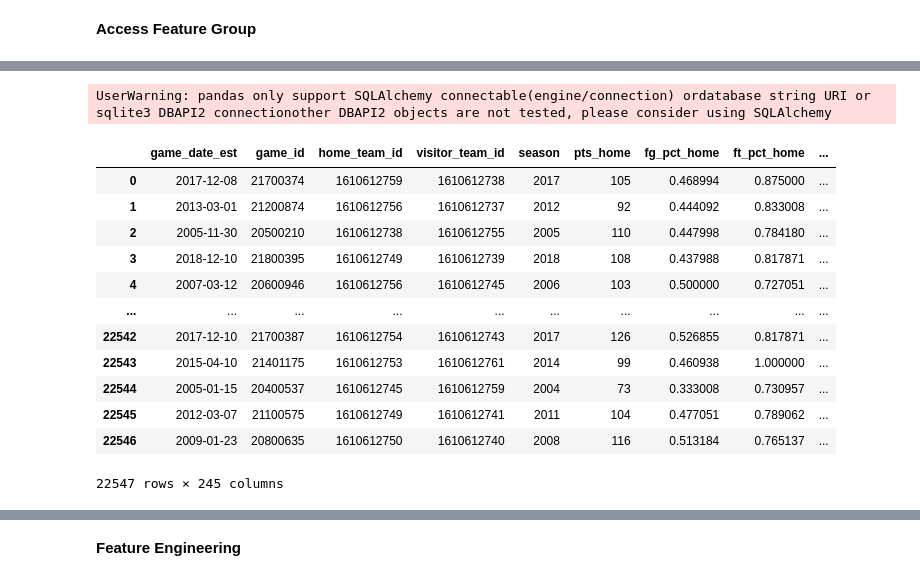
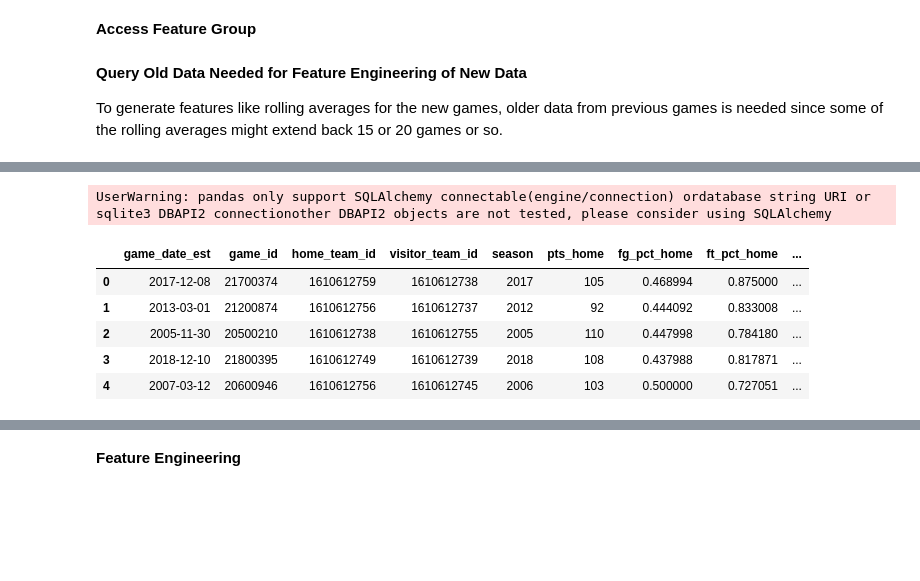
Before and after one commit to cmunch1/nba-prediction, a Jupyter notebook: 09_production_features_pipeline.ipynb, the cells around one changed output, grey strips where cells are left out. Saved outputs shown, nothing was run; the diff lists cells and outputs as text; code cells hidden in the pictures; blank space fills up the shorter version.

```diff
--- a/09_production_features_pipeline.ipynb
+++ b/09_production_features_pipeline.ipynb
@@ -133,9 +103,32 @@ rolling_stats_fg = fs.get_feature_group(
     name="rolling_stats",
     version=1,
 )
+# %% [markdown]
+**Query Old Data Needed for Feature Engineering of New Data**
+
+To generate features like rolling averages for the new games, older data from previous games is needed since some of the rolling averages might extend back 15 or 20 games or so.
 # %%
+BASE_FEATURES = ['game_date_est',
+ 'game_id',
+ 'home_team_id',
+ 'visitor_team_id',
+ 'season',
+ 'pts_home',
+ 'fg_pct_home',
+ 'ft_pct_home',
+ 'fg3_pct_home',
+ 'ast_home',
+ 'reb_home',
+ 'pts_away',
+ 'fg_pct_away',
+ 'ft_pct_away',
+ 'fg3_pct_away',
+ 'ast_away',
+ 'reb_away',
+ 'home_team_wins',
+]
 
-ds_query = rolling_stats_fg.select_all()
-df_query = ds_query.read()
-df_query
+ds_query = rolling_stats_fg.select(BASE_FEATURES)
+df_old = ds_query.read()
+df_old.head()
 # %% [output]
@@ -144,15 +137,8 @@ df_query
 FROM `nba_predictor_featurestore`.`rolling_stats_1` `fg0`
 UserWarning: pandas only support SQLAlchemy connectable(engine/connection) ordatabase string URI or sqlite3 DBAPI2 connectionother DBAPI2 objects are not tested, please consider using SQLAlchemy
 |  | game_date_est | game_id | home_team_id | visitor_team_id | season | pts_home | fg_pct_home | ft_pct_home | ... |
 | 0 | 2017-12-08 | 21700374 | 1610612759 | 1610612738 | 2017 | 105 | 0.468994 | 0.875000 | ... |
 | 1 | 2013-03-01 | 21200874 | 1610612756 | 1610612737 | 2012 | 92 | 0.444092 | 0.833008 | ... |
 | 2 | 2005-11-30 | 20500210 | 1610612738 | 1610612755 | 2005 | 110 | 0.447998 | 0.784180 | ... |
 | 3 | 2018-12-10 | 21800395 | 1610612749 | 1610612739 | 2018 | 108 | 0.437988 | 0.817871 | ... |
 | 4 | 2007-03-12 | 20600946 | 1610612756 | 1610612745 | 2006 | 103 | 0.500000 | 0.727051 | ... |
-| ... | ... | ... | ... | ... | ... | ... | ... | ... | ... |
-| 22542 | 2017-12-10 | 21700387 | 1610612754 | 1610612743 | 2017 | 126 | 0.526855 | 0.817871 | ... |
-| 22543 | 2015-04-10 | 21401175 | 1610612753 | 1610612761 | 2014 | 99 | 0.460938 | 1.000000 | ... |
-| 22544 | 2005-01-15 | 20400537 | 1610612745 | 1610612759 | 2004 | 73 | 0.333008 | 0.730957 | ... |
-| 22545 | 2012-03-07 | 21100575 | 1610612749 | 1610612741 | 2011 | 104 | 0.477051 | 0.789062 | ... |
-| 22546 | 2009-01-23 | 20800635 | 1610612750 | 1610612740 | 2008 | 116 | 0.513184 | 0.765137 | ... |
-22547 rows × 245 columns
```
Also changed, not shown: parts of 17 cells of this notebook.
